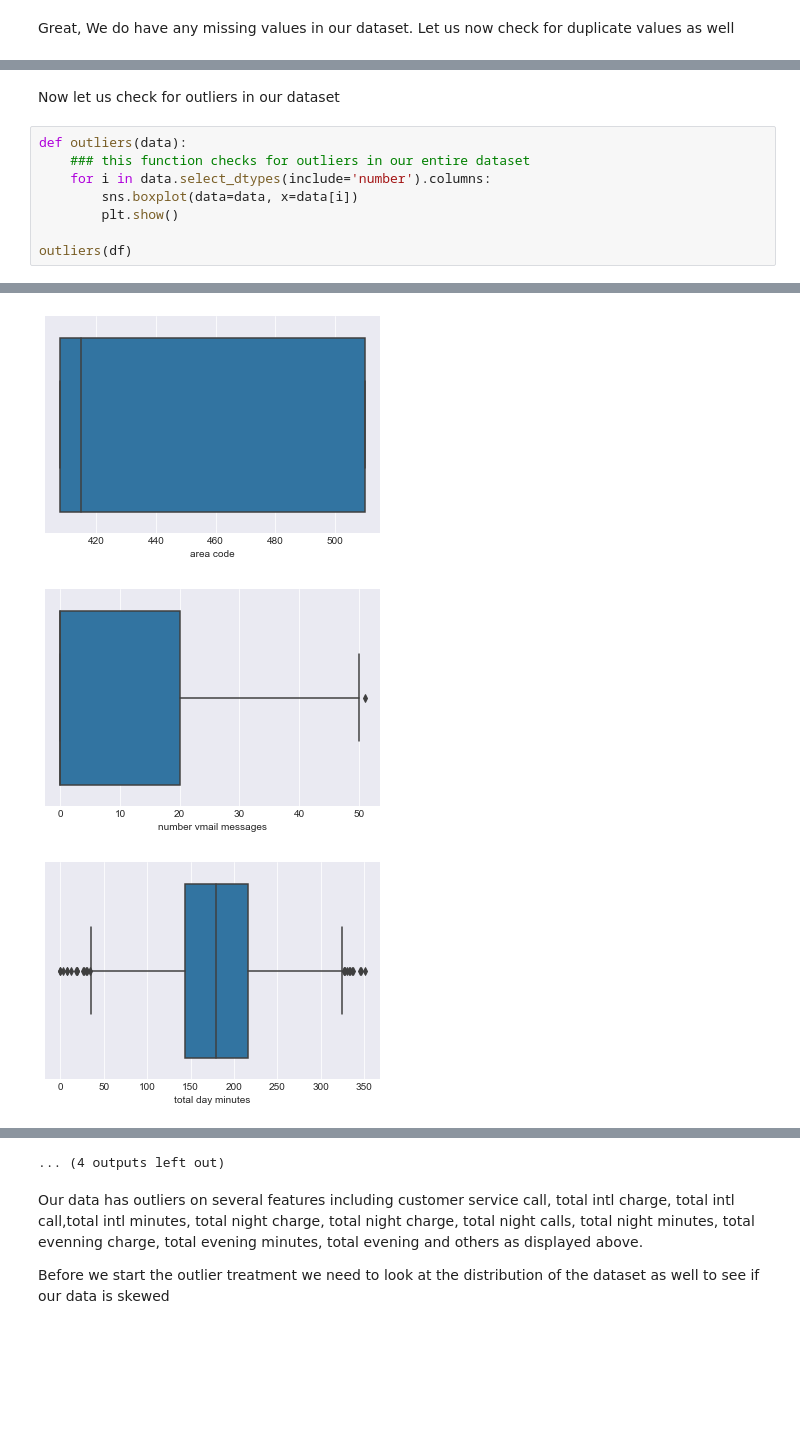
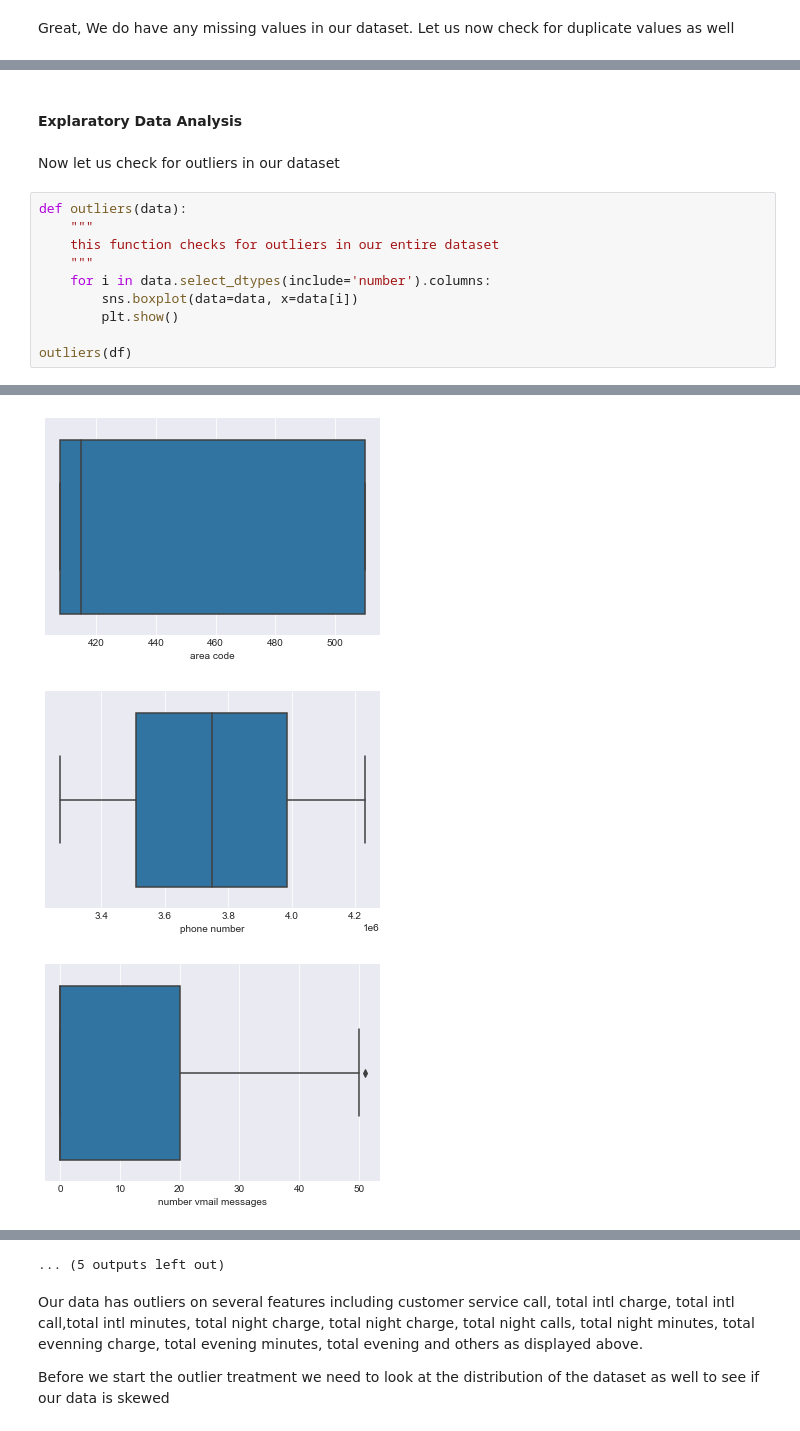
Before and after one commit to Salahudin654/Phase3-SyriaTel, a Jupyter notebook: index.ipynb, the cells around one changed output, grey strips where cells are left out. Drawn from its saved outputs; the diff is of its cells as text; blank space fills up the shorter version.

```diff
--- a/index.ipynb
+++ b/index.ipynb
@@ -173,18 +170,22 @@ def duplicates(data):
 duplicates(df)
 # %% [output]
 0
+# %% [markdown]
+#### Explaratory Data Analysis
 # %% [markdown]
 Now let us check for outliers in our dataset
 # %%
 def outliers(data):
-    ### this function checks for outliers in our entire dataset
+    """
+    this function checks for outliers in our entire dataset
+    """
     for i in data.select_dtypes(include='number').columns:
         sns.boxplot(data=data, x=data[i])
         plt.show()
 
 outliers(df)
 # %% [output]
 [figure]
 [figure]
-[figure, old version]
+[figure, new version]
-[figure, old version]
+[figure, new version]
@@ -199,4 +200,4 @@ outliers(df)
-... (4 outputs left out)
+... (5 outputs left out)
 # %% [markdown]
 Our data has outliers on several features including customer service call, total intl charge, total intl call,total intl minutes, total night charge, total night charge, total night calls, total night minutes, total evenning charge, total evening minutes, total evening and others as displayed above.
 
```
Also changed, not shown: parts of 85 cells of this notebook.
